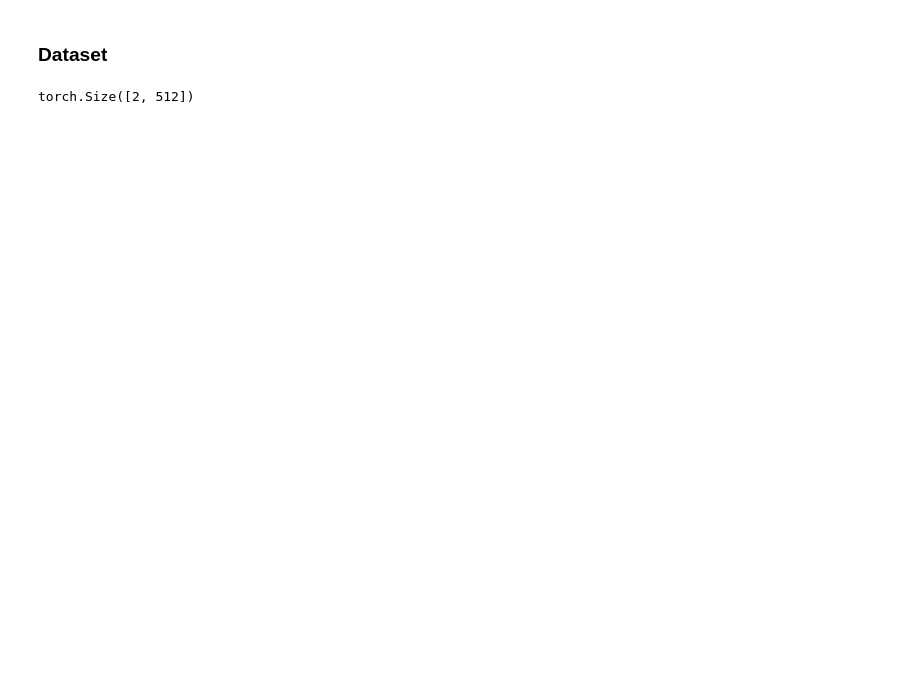
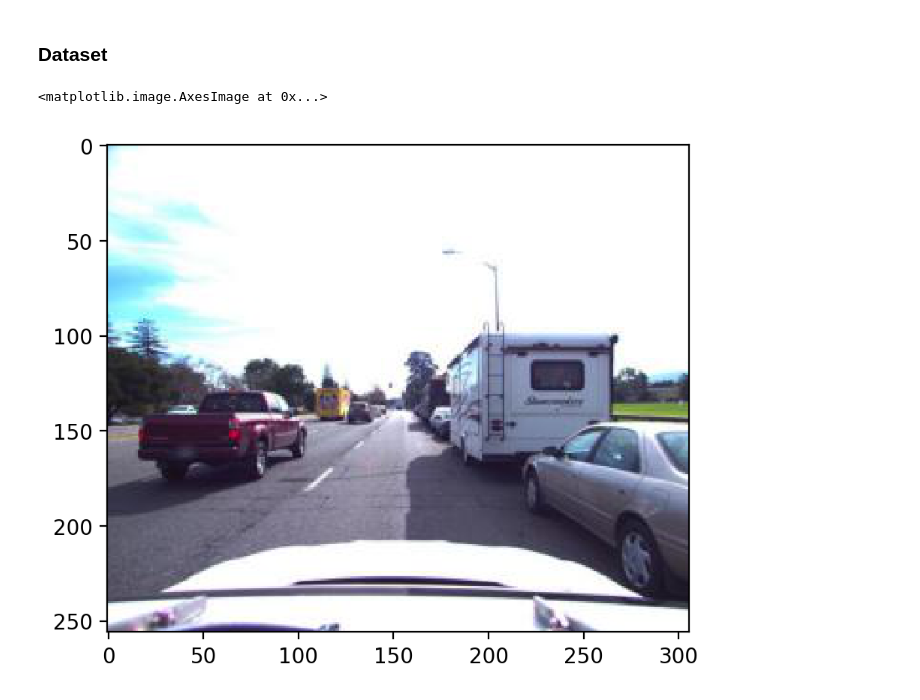
Before and after one commit to vwrj/Self-Driving, a Jupyter notebook: super_simple_model.ipynb, the cells around one changed output. Saved outputs shown, nothing was run; the diff lists cells and outputs as text; code cells hidden in the pictures; blank space fills up the shorter version.

```diff
--- a/super_simple_model.ipynb
+++ b/super_simple_model.ipynb
@@ -122,5 +150,38 @@ val_loader = torch.utils.data.DataLoader(labeled_valset, batch_size=20, shuffle=
-# %%
-boom = torch.randn(2, 512)
-nn.BatchNorm1d(512)(boom).shape
-# %% [output]
-torch.Size([2, 512])
+# %%
+# The labeled dataset can only be retrieved by sample.
+# And all the returned data are tuple of tensors, since bounding boxes may have different size
+# You can choose whether the loader returns the extra_info. It is optional. You don't have to use it.
+val_transform = transforms.ToTensor()
+train_transform = transforms.Compose([
+    transforms.RandomApply([
+        transforms.ColorJitter(brightness = 0.5, contrast = 0.3, saturation = 0.2, hue = (-0.3, 0.3)),
+        transforms.RandomAffine(10),
+    ]),
+    transforms.ToTensor(),
+])
+labeled_trainset = LabeledDataset(image_folder=image_folder,
+                                  annotation_file=annotation_csv,
+                                  scene_index=train_labeled_scene_index,
+                                  transform=train_transform,
+                                  extra_info=True
+                                 )
+labeled_valset = LabeledDataset(image_folder=image_folder,
+                                  annotation_file=annotation_csv,
+                                  scene_index=val_labeled_scene_index,
+                                  transform=val_transform,
+                                  extra_info=True
+                                 )
+
+train_loader = torch.utils.data.DataLoader(labeled_trainset, batch_size=48, shuffle=True, collate_fn=front_collate_fn)
+val_loader = torch.utils.data.DataLoader(labeled_valset, batch_size=48, shuffle=False, collate_fn=front_collate_fn)
+# %%
+sample, target, road_img, bbs, front_right, front_left = iter(train_loader).next()
+# %%
+idx = 0
+# %%
+idx += 1
+# %%
+plt.imshow(sample[idx].cpu().detach().numpy().transpose(1, 2, 0))
+# %% [output]
+<matplotlib.image.AxesImage at 0x...>
+[figure, added]
```
Also changed, not shown: parts of 31 cells of this notebook.
